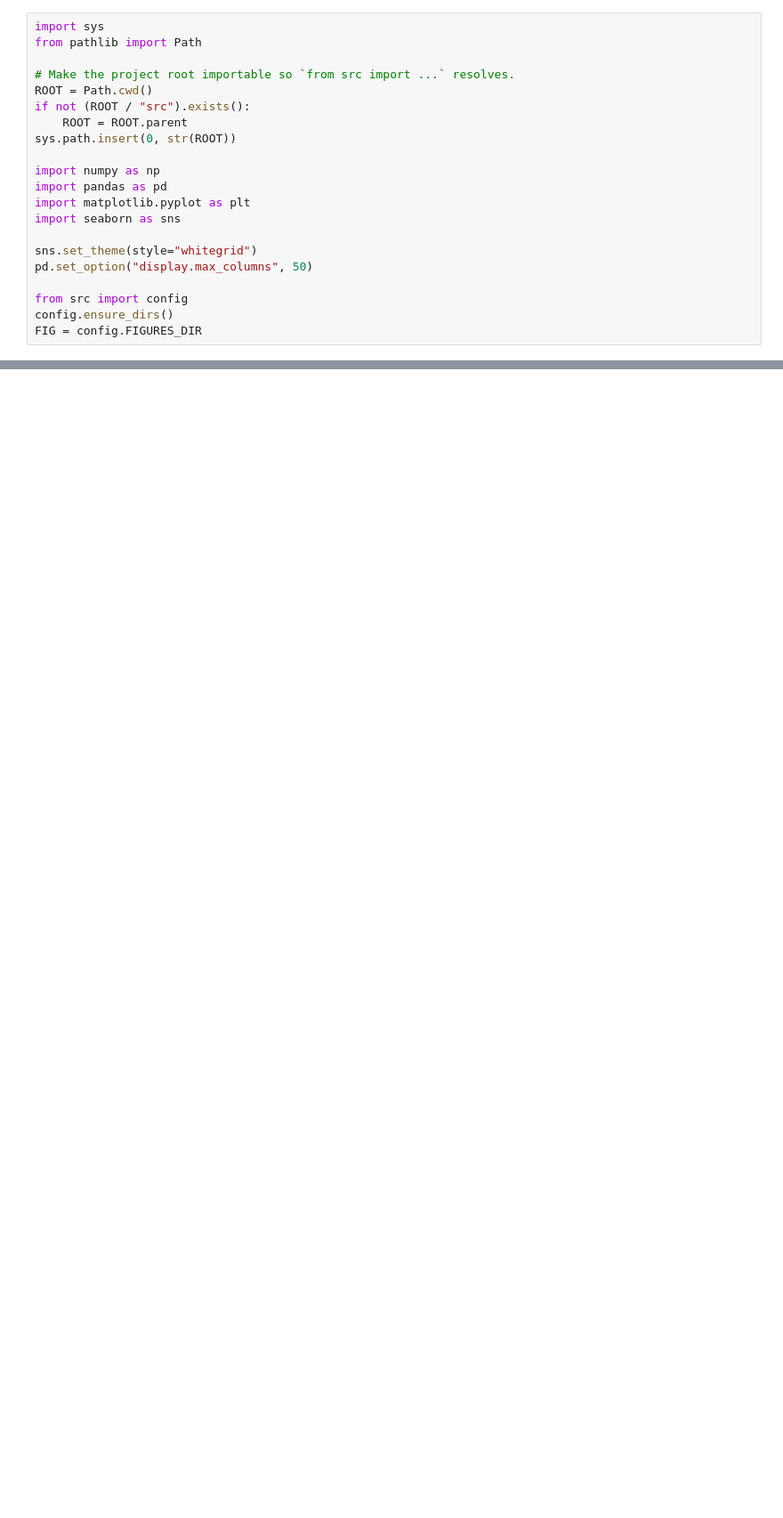
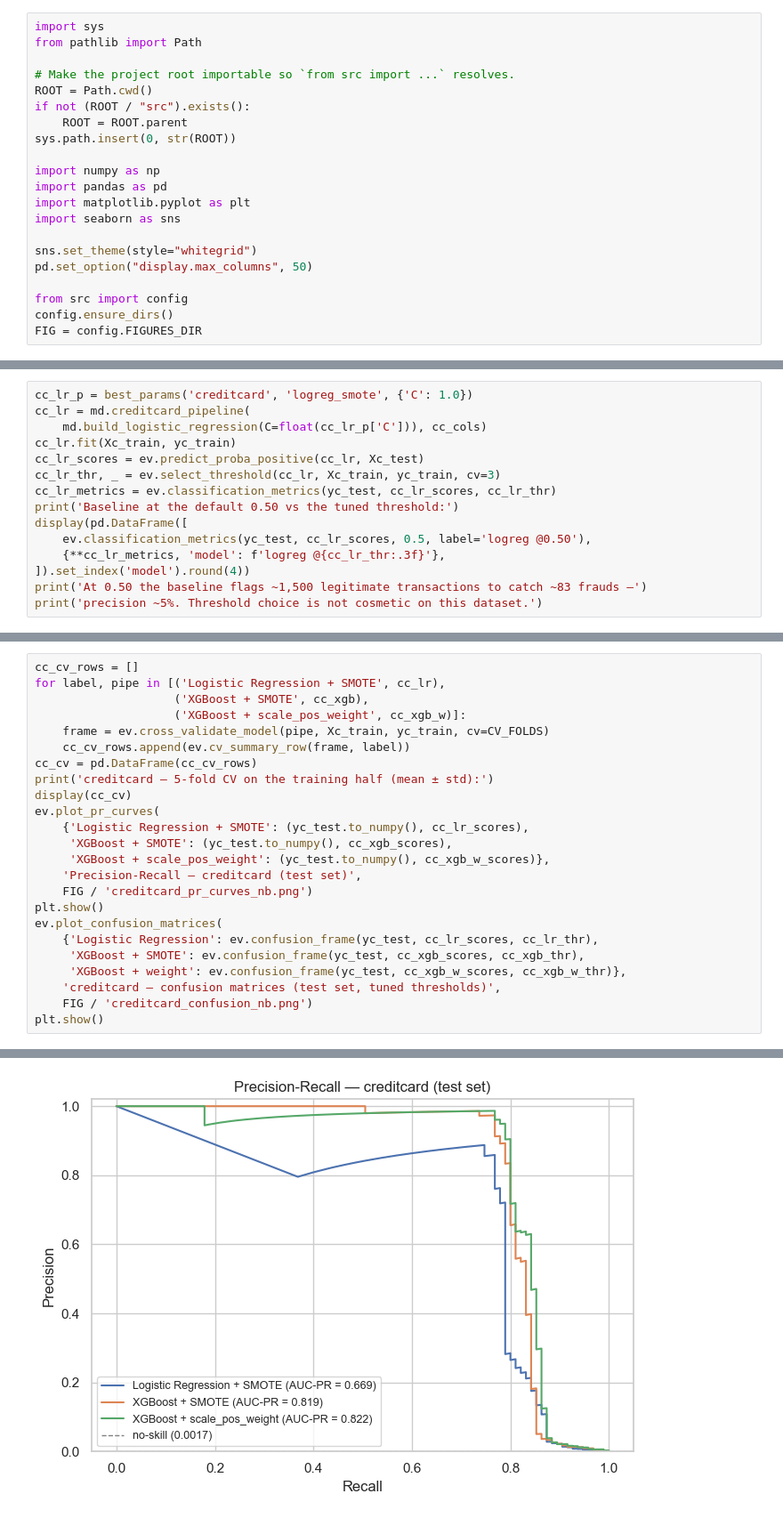
Before and after one commit to BytePhilosopher/fraud-detection, a Jupyter notebook: notebooks/modeling.ipynb, the cells around one changed output, grey strips where cells are left out. Shown at 89% size. Cells and saved outputs as stored; diff of their text form; blank space fills up the shorter version.

```diff
--- a/notebooks/modeling.ipynb
+++ b/notebooks/modeling.ipynb
@@ -34,0 +335,15 @@ Scaffold ready — implement models in Task 2.
+# %%
+cc_lr_p = best_params('creditcard', 'logreg_smote', {'C': 1.0})
+cc_lr = md.creditcard_pipeline(
+    md.build_logistic_regression(C=float(cc_lr_p['C'])), cc_cols)
+cc_lr.fit(Xc_train, yc_train)
+cc_lr_scores = ev.predict_proba_positive(cc_lr, Xc_test)
+cc_lr_thr, _ = ev.select_threshold(cc_lr, Xc_train, yc_train, cv=3)
+cc_lr_metrics = ev.classification_metrics(yc_test, cc_lr_scores, cc_lr_thr)
+print('Baseline at the default 0.50 vs the tuned threshold:')
+display(pd.DataFrame([
+    ev.classification_metrics(yc_test, cc_lr_scores, 0.5, label='logreg @0.50'),
+    {**cc_lr_metrics, 'model': f'logreg @{cc_lr_thr:.3f}'},
+]).set_index('model').round(4))
+print('At 0.50 the baseline flags ~1,500 legitimate transactions to catch ~83 frauds —')
+print('precision ~5%. Threshold choice is not cosmetic on this dataset.')
@@ -34,0 +389,25 @@ Scaffold ready — implement models in Task 2.
+# %%
+cc_cv_rows = []
+for label, pipe in [('Logistic Regression + SMOTE', cc_lr),
+                    ('XGBoost + SMOTE', cc_xgb),
+                    ('XGBoost + scale_pos_weight', cc_xgb_w)]:
+    frame = ev.cross_validate_model(pipe, Xc_train, yc_train, cv=CV_FOLDS)
+    cc_cv_rows.append(ev.cv_summary_row(frame, label))
+cc_cv = pd.DataFrame(cc_cv_rows)
+print('creditcard — 5-fold CV on the training half (mean ± std):')
+display(cc_cv)
+ev.plot_pr_curves(
+    {'Logistic Regression + SMOTE': (yc_test.to_numpy(), cc_lr_scores),
+     'XGBoost + SMOTE': (yc_test.to_numpy(), cc_xgb_scores),
+     'XGBoost + scale_pos_weight': (yc_test.to_numpy(), cc_xgb_w_scores)},
+    'Precision-Recall — creditcard (test set)',
+    FIG / 'creditcard_pr_curves_nb.png')
+plt.show()
+ev.plot_confusion_matrices(
+    {'Logistic Regression': ev.confusion_frame(yc_test, cc_lr_scores, cc_lr_thr),
+     'XGBoost + SMOTE': ev.confusion_frame(yc_test, cc_xgb_scores, cc_xgb_thr),
+     'XGBoost + weight': ev.confusion_frame(yc_test, cc_xgb_w_scores, cc_xgb_w_thr)},
+    'creditcard — confusion matrices (test set, tuned thresholds)',
+    FIG / 'creditcard_confusion_nb.png')
+plt.show()
+# %% [output]
@@ -34,0 +419 @@ Scaffold ready — implement models in Task 2.
+[figure, added]
```
Also changed, not shown: parts of 30 cells of this notebook, 25 other files.
